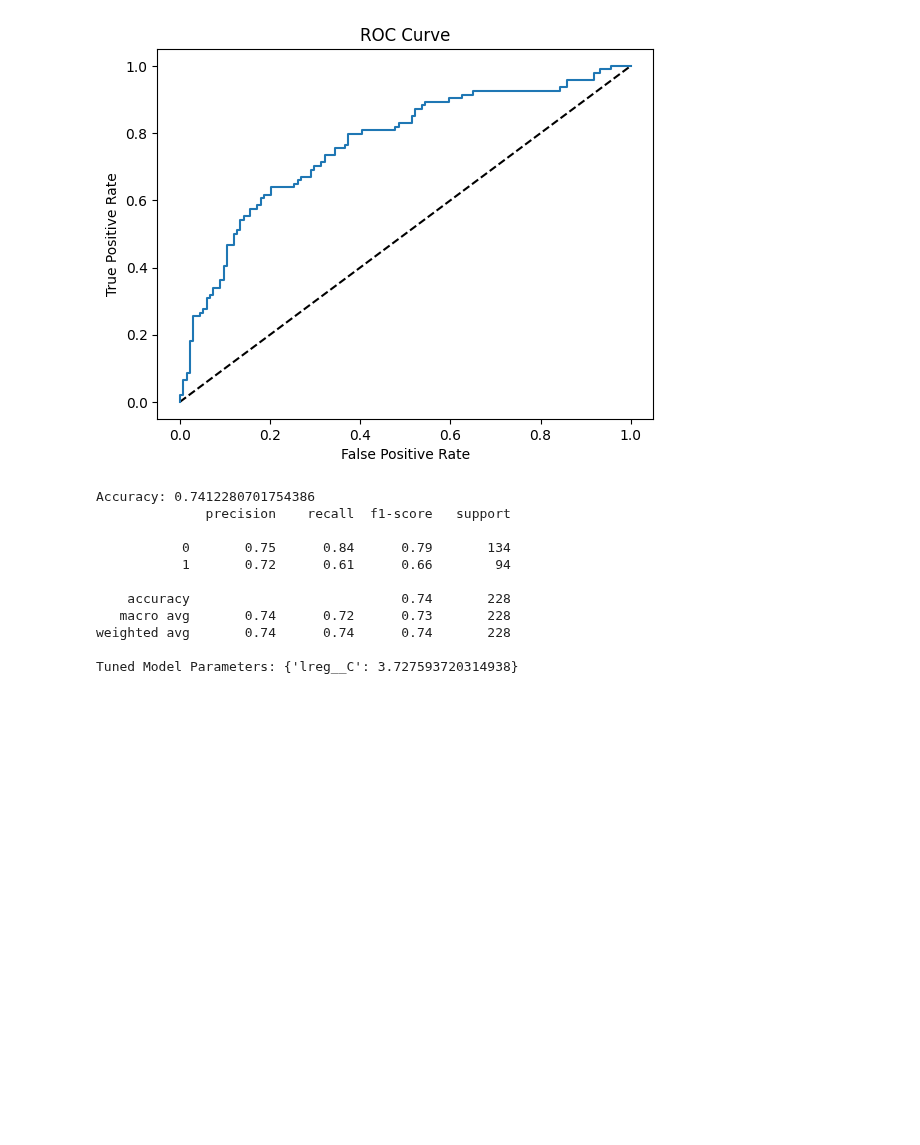
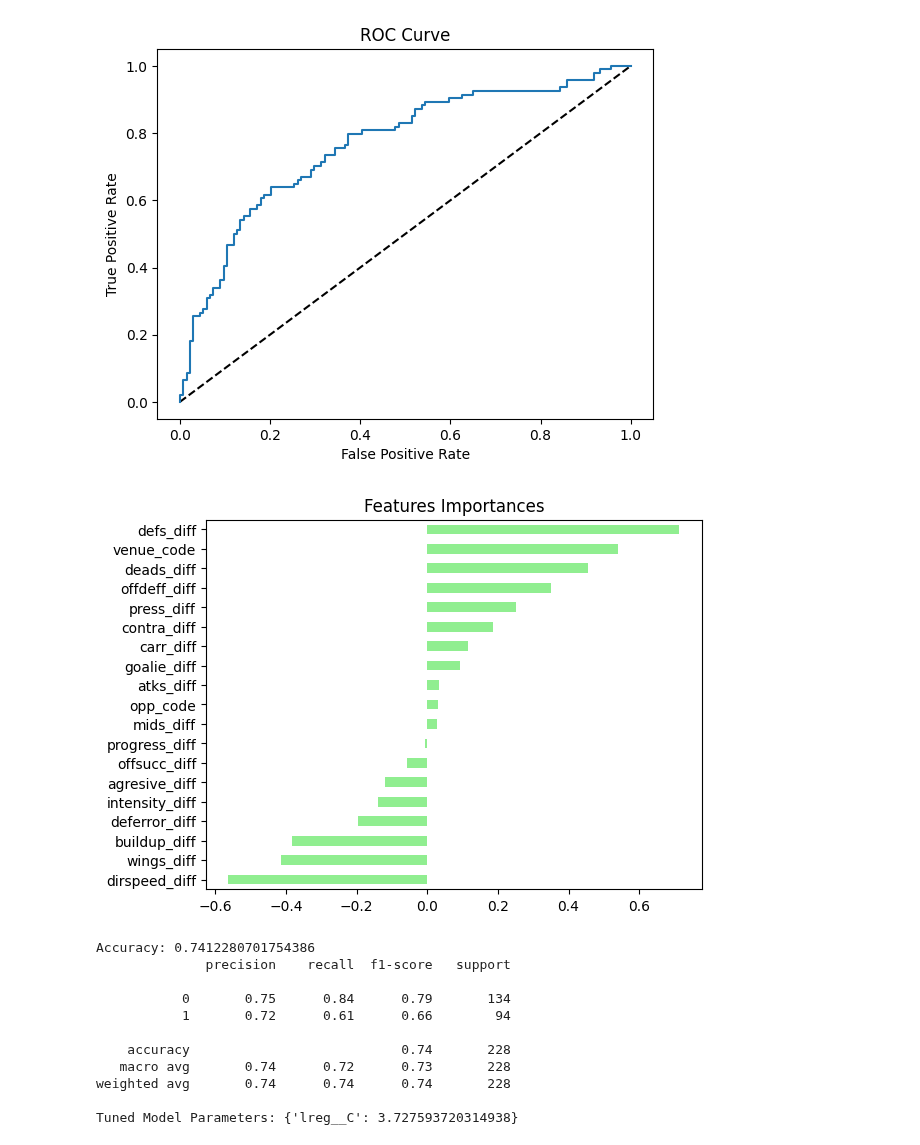
Before and after one commit to krawczyk071/predictor, a Jupyter notebook: scikit/pred_w_metrics_diff.ipynb, the cells around one changed output. Saved outputs shown, nothing was run; the diff lists cells and outputs as text; code cells hidden in the pictures; blank space fills up the shorter version.

```diff
--- a/scikit/pred_w_metrics_diff.ipynb
+++ b/scikit/pred_w_metrics_diff.ipynb
@@ -356,6 +305,21 @@ plt.title('ROC Curve')
 plt.show()
 # %% [output]
 [figure]
+# %%
+cols=full[from_ranked].columns
+import matplotlib.pyplot as plt
+# Create a pd.Series of features importances
+importances = pd.Series(data=lreg.steps[1][1].coef_[0], index= cols)[:25]
+
+# Sort importances
+importances_sorted = importances.sort_values()
+
+# Draw a horizontal barplot of importances_sorted
+importances_sorted.plot(kind='barh', color='lightgreen')
+plt.title('Features Importances')
+plt.show()
+# %% [output]
+[figure, added]
 # %%
 # GridSearch
 
```
Also changed, not shown: parts of 13 cells of this notebook, 6 other files.
